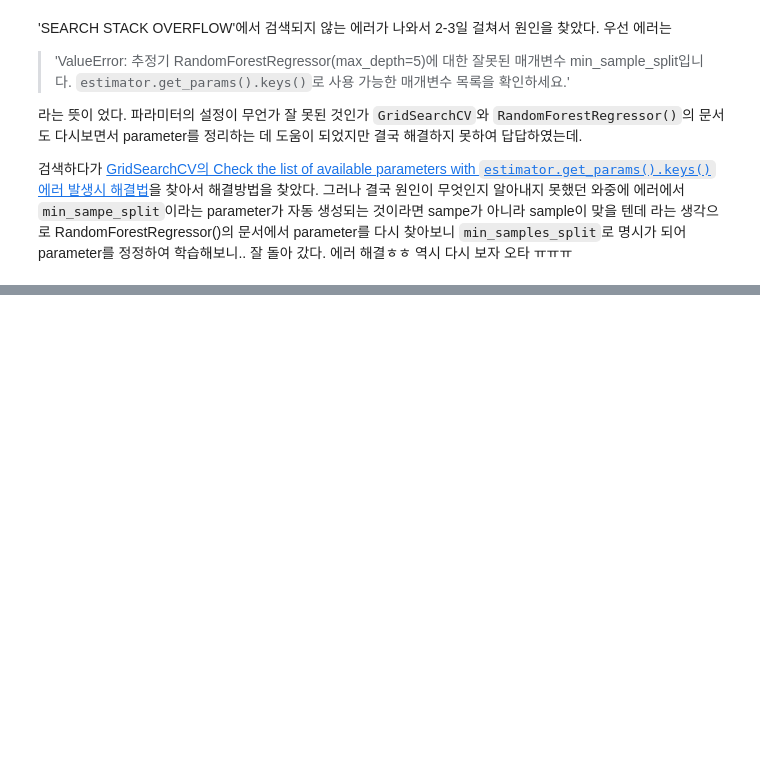
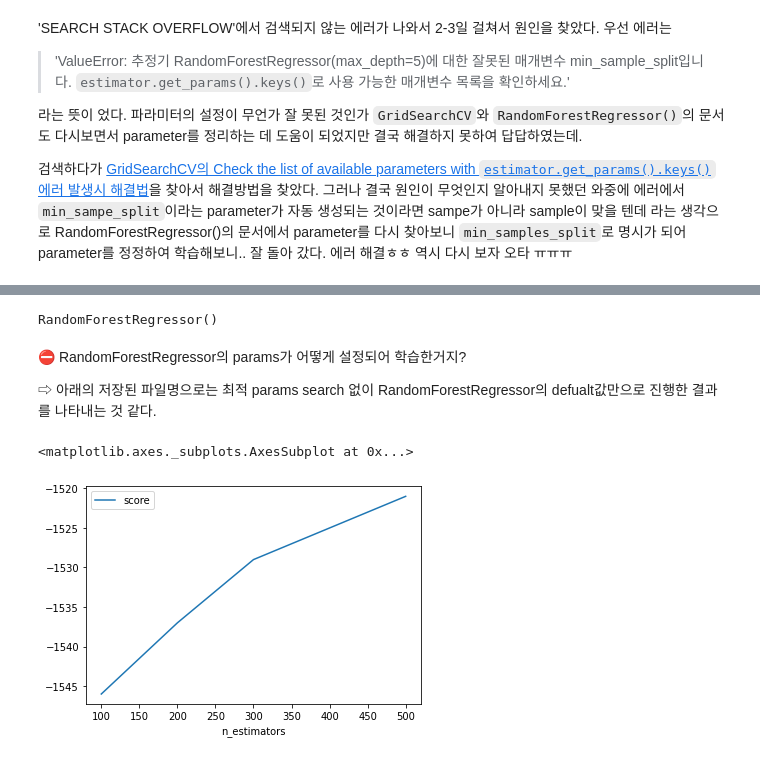
Before and after one commit to thwjd639/Data_Analysis, a Jupyter notebook: 220317 서울시 따릉이 자전거 이용 예측 AI모델 필사.ipynb, the cells around one changed output, grey strips where cells are left out. Drawn from its saved outputs; the diff is of its cells as text; code cells hidden in the pictures; blank space fills up the shorter version.

```diff
--- a/220317 서울시 따릉이 자전거 이용 예측 AI모델 필사.ipynb
+++ b/220317 서울시 따릉이 자전거 이용 예측 AI모델 필사.ipynb
@@ -654,0 +755,8 @@ GridSearchCV 최고 정확도:-1776.4053
+# %%
+model.fit(X_rf_train, y_rf_train)
+# %% [output]
+RandomForestRegressor()
+# %% [markdown]
+⛔ RandomForestRegressor의 params가 어떻게 설정되어 학습한거지?
+
+⇨ 아래의 저장된 파일명으로는 최적 params search 없이 RandomForestRegressor의 defualt값만으로 진행한 결과를 나타내는 것 같다.
@@ -654,0 +772,5 @@ GridSearchCV 최고 정확도:-1776.4053
+# %%
+pd.DataFrame({'n_estimators':[100, 200, 300, 500], 'score':[-1546, -1537, -1529, -1521]}).plot('n_estimators', 'score')
+# %% [output]
+<matplotlib.axes._subplots.AxesSubplot at 0x...>
+[figure, added]
```
Also changed, not shown: parts of 76 cells of this notebook.
